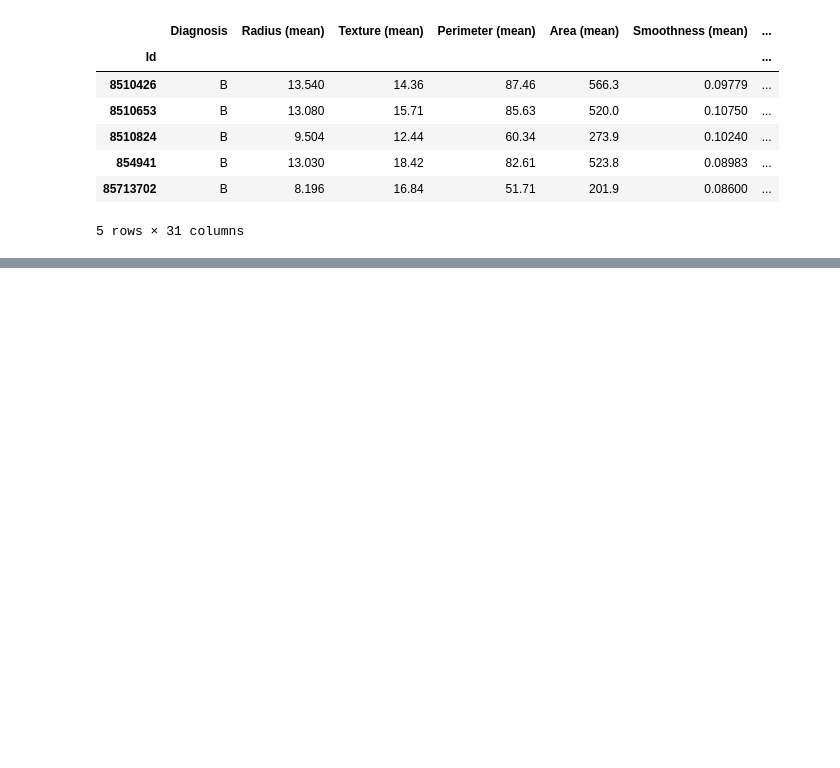
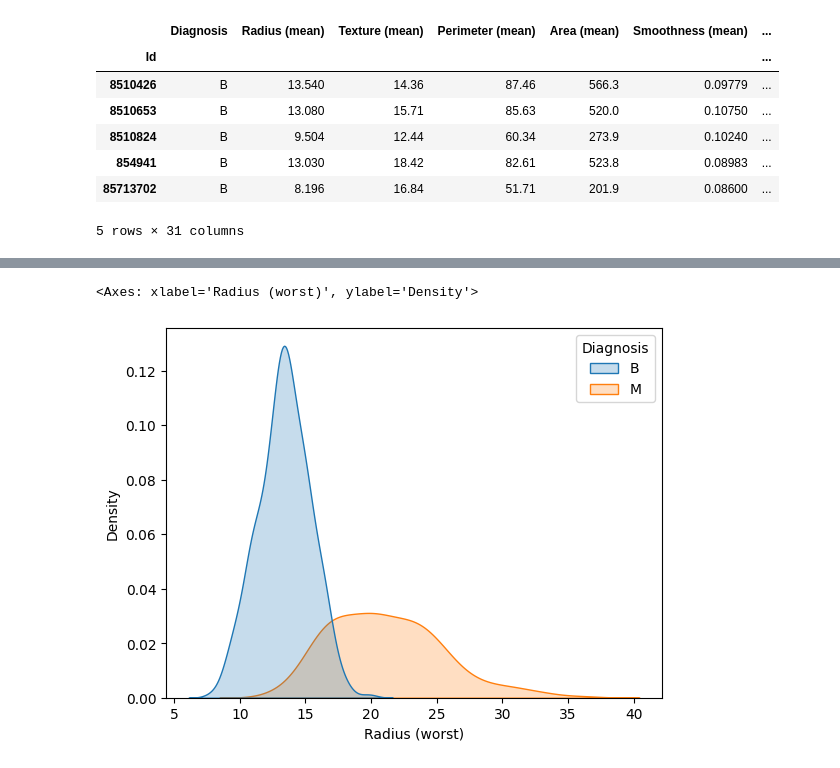
Before and after one commit to alanmicah/DataVisualisation, a Jupyter notebook: BreastCancerTumours.ipynb, the cells around one changed output, grey strips where cells are left out. Cells and saved outputs as stored; diff of their text form; code cells hidden in the pictures; blank space fills up the shorter version.

```diff
--- a/BreastCancerTumours.ipynb
+++ b/BreastCancerTumours.ipynb
@@ -34,0 +45,9 @@ KeyError: '8510824'
+# %%
+# KDE plot
+sns.kdeplot(data=cancer_data, x='Radius (worst)', hue='Diagnosis', fill=True)
+# Given a tumor with a value for 'Radius (worst)' of 25
+#, the algorithm will more likely classify the tumor as Malignant,
+#, as the curve for Malignant at 25 is much higher
+# %% [output]
+<Axes: xlabel='Radius (worst)', ylabel='Density'>
+[figure, added]
```
Also changed, not shown: parts of 3 cells of this notebook.
